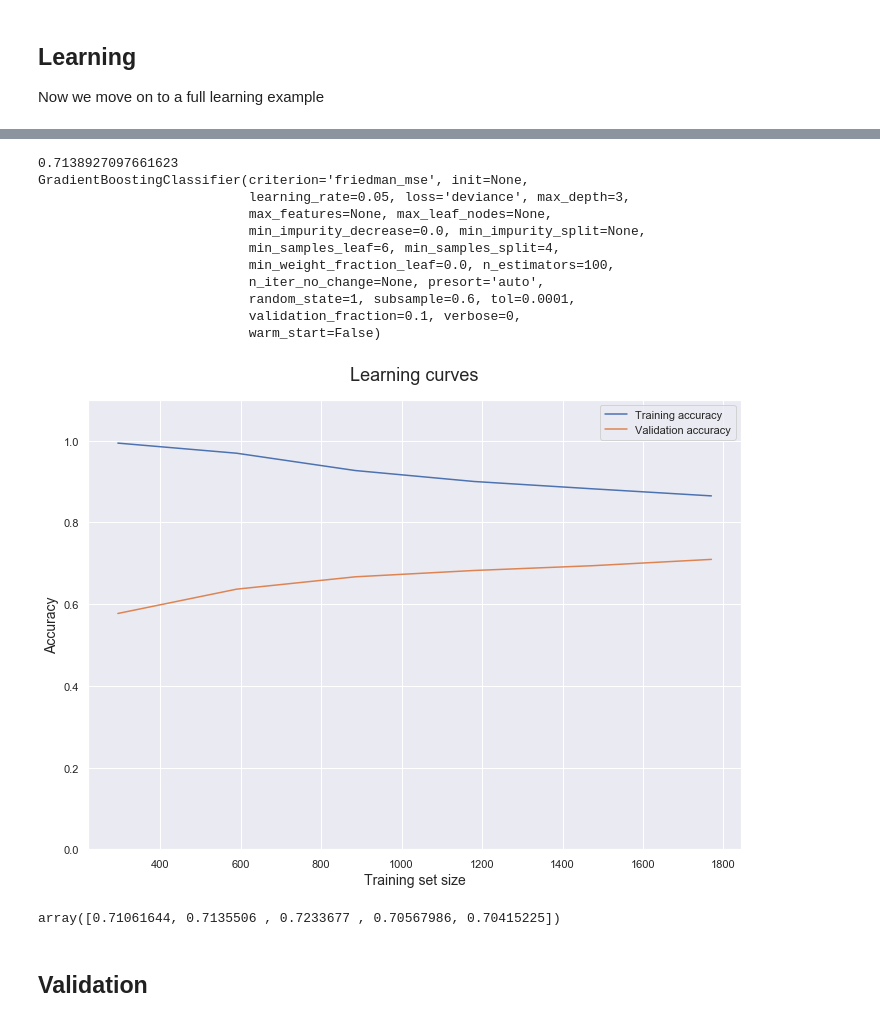
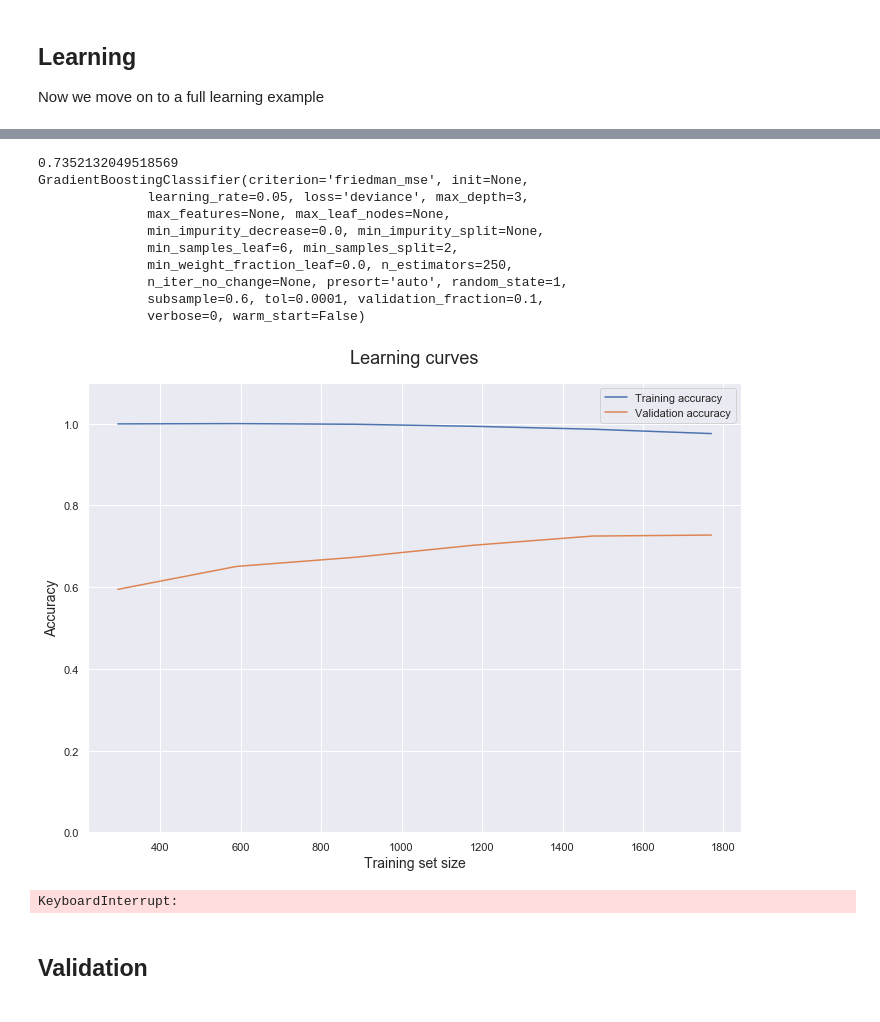
Before and after one commit to nshea3/SEG_Facies_Classification, a Jupyter notebook: welllogs.ipynb, the cells around one changed output, grey strips where cells are left out. Drawn from its saved outputs; the diff is of its cells as text; code cells hidden in the pictures.

```diff
--- a/welllogs.ipynb
+++ b/welllogs.ipynb
@@ -205,7 +209,7 @@ def model_helper(grid, classifier, X, y, randomsearch = True):
     print(est)
     return (est, acc, param)
 
-cart_grid = {'max_depth' : range(3,30)}
+cart_grid = {'max_depth' : range(3,10)}
 result = model_helper(cart_grid, DecisionTreeClassifier(random_state=1), X_train, y_train)
 cart_est = result[0]
 
@@ -239,7 +242,7 @@ ExtraTreesClassifier(bootstrap=False, class_weight=None, criterion='gini',
 # %%
 from sklearn.ensemble import RandomForestClassifier
 
-rfc_grid = {'n_estimators' : range(2,10), 'max_features':["auto","log2",None], 'warm_start':[True, False]}
+rfc_grid = {'n_estimators' : range(20, 200, 20), 'max_depth': range(3,10), 'max_features':["auto","log2",None], 'warm_start':[True, False]}
 result = model_helper(rfc_grid, RandomForestClassifier(random_state=1), X_train, y_train)
 knn_est = result[0]
 plot_learning_curve(*tv_scores_mean(knn_est,X_train,y_train,train_sizes))
@@ -256,37 +258,38 @@ RandomForestClassifier(bootstrap=True, class_weight=None, criterion='gini',
 # %%
 from sklearn.ensemble import GradientBoostingClassifier
 
 
-rfc_grid = {'n_estimators' : range(100,300,50), 'min_samples_leaf': [6], 'min_samples_split':range(2,10,2), 'learning_rate':[0.03, 0.04, 0.05], 'subsample':[0.4, 0.6], 'max_depth':range(2,4,1)}
+rfc_grid = {'n_estimators' : range(100,300,50), 'min_samples_leaf': [6],
+            'min_samples_split':range(2,10,2), 'learning_rate':[0.03, 0.04, 0.05],
+            'subsample':[0.4, 0.6], 'max_depth':range(2,4,1)}
 
 
 #Try n_estimators higher after this one
 
 def train_gbc(X_train, y_train, rfc_grid):
     result = model_helper(rfc_grid, GradientBoostingClassifier(random_state=1), X_train, y_train)
     gbc_est = result[0]
     plot_learning_curve(*tv_scores_mean(gbc_est,X_train,y_train,train_sizes))
     return gbc_est
 
-gbc_est_cached = memory.cache(train_gbc)
-gbc_est = gbc_est_cached(X_train, y_train, rfc_grid)
+
+gbc_est = train_gbc(X_train, y_train, rfc_grid)
 # %% [output]
-0.7138927097661623
+0.7352132049518569
 GradientBoostingClassifier(criterion='friedman_mse', init=None,
-                           learning_rate=0.05, loss='deviance', max_depth=3,
-                           max_features=None, max_leaf_nodes=None,
-                           min_impurity_decrease=0.0, min_impurity_split=None,
-                           min_samples_leaf=6, min_samples_split=4,
-                           min_weight_fraction_leaf=0.0, n_estimators=100,
-                           n_iter_no_change=None, presort='auto',
-                           random_state=1, subsample=0.6, tol=0.0001,
-                           validation_fraction=0.1, verbose=0,
-                           warm_start=False)
+              learning_rate=0.05, loss='deviance', max_depth=3,
+              max_features=None, max_leaf_nodes=None,
+              min_impurity_decrease=0.0, min_impurity_split=None,
+              min_samples_leaf=6, min_samples_split=2,
+              min_weight_fraction_leaf=0.0, n_estimators=250,
+              n_iter_no_change=None, presort='auto', random_state=1,
+              subsample=0.6, tol=0.0001, validation_fraction=0.1,
+              verbose=0, warm_start=False)
-[figure, old version]
+[figure, new version]
 # %%
 from sklearn.model_selection import cross_val_score
 scores = cross_val_score(gbc_est, X_train, y_train, cv=5, scoring='f1_micro')
+# %% [output]
+KeyboardInterrupt:
 # %%
 scores
-# %% [output]
-array([0.71061644, 0.7135506 , 0.7233677 , 0.70567986, 0.70415225])
```
Also changed, not shown: parts of 23 cells of this notebook.
